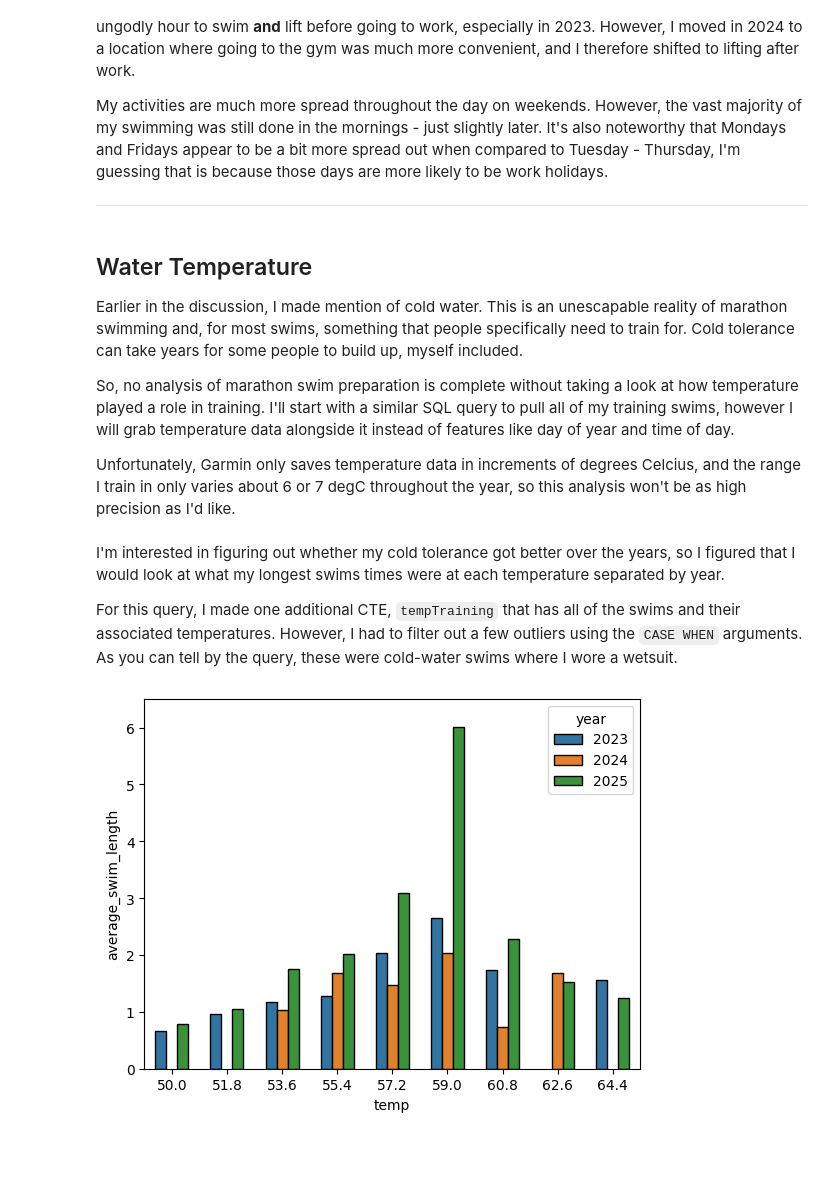
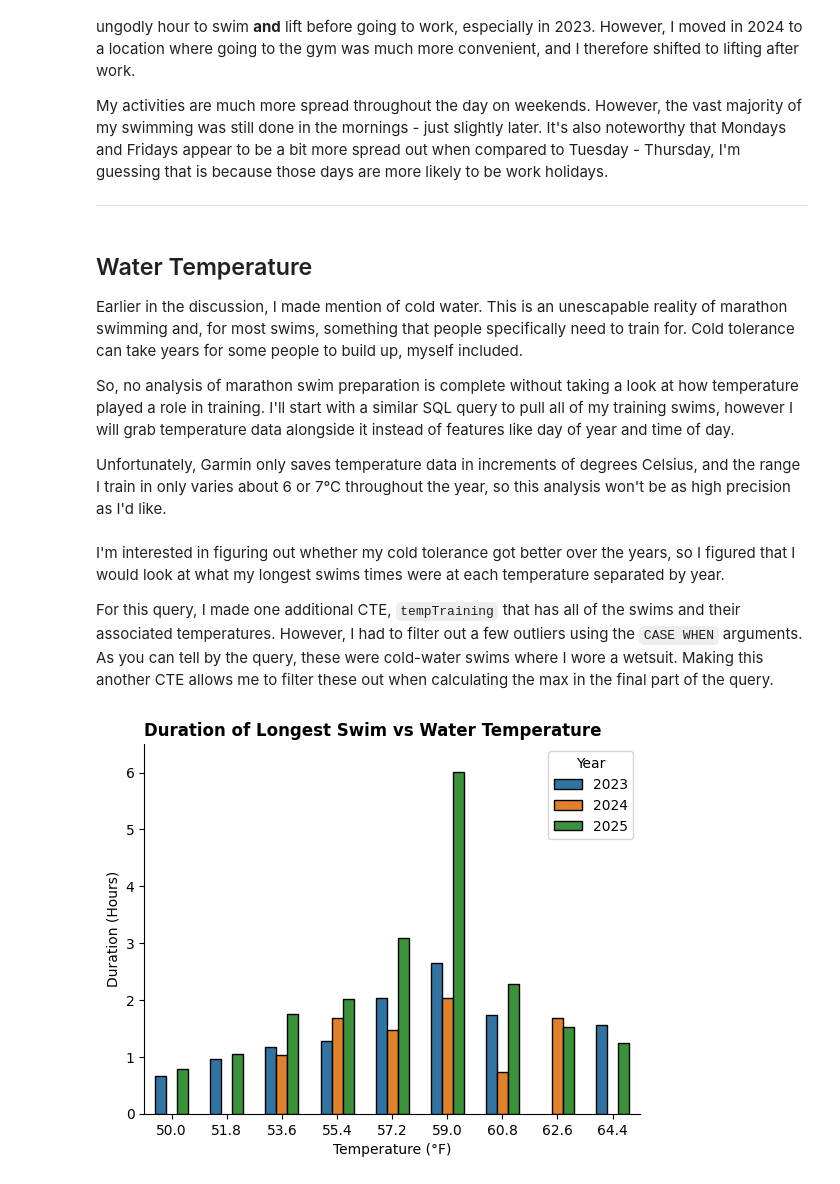
Before and after one commit to andrew-cotter/SF_Bay, a Jupyter notebook: exploratory_analysis.ipynb, the cells around one changed output. Drawn from its saved outputs; the diff is of its cells as text; code cells hidden in the pictures; blank space fills up the shorter version.

````diff
--- a/exploratory_analysis.ipynb
+++ b/exploratory_analysis.ipynb
@@ -334,7 +393,7 @@ Earlier in the discussion, I made mention of cold water. This is an unescapable
 
 So, no analysis of marathon swim preparation is complete without taking a look at how temperature played a role in training. I'll start with a similar SQL query to pull all of my training swims, however I will grab temperature data alongside it instead of features like day of year and time of day.
 
-Unfortunately, Garmin only saves temperature data in increments of degrees Celcius, and the range I train in only varies about 6 or 7 degC throughout the year, so this analysis won't be as high precision as I'd like.
+Unfortunately, Garmin only saves temperature data in increments of degrees Celsius, and the range I train in only varies about 6 or 7°C throughout the year, so this analysis won't be as high precision as I'd like.
 # %%
 query = """
 WITH longestSwims AS(
@@ -395,20 +453,27 @@ df=query_db(query, conn)
 # %% [markdown]
 I'm interested in figuring out whether my cold tolerance got better over the years, so I figured that I would look at what my longest swims times were at each temperature separated by year.
 
-For this query, I made one additional CTE, ```tempTraining``` that has all of the swims and their associated temperatures. However, I had to filter out a few outliers using the ```CASE WHEN``` arguments. As you can tell by the query, these were cold-water swims where I wore a wetsuit.
+For this query, I made one additional CTE, ```tempTraining``` that has all of the swims and their associated temperatures. However, I had to filter out a few outliers using the ```CASE WHEN``` arguments. As you can tell by the query, these were cold-water swims where I wore a wetsuit. Making this another CTE allows me to filter these out when calculating the max in the final part of the query.
 # %%
 plot=sns.barplot(
     data=df,
     x="temp",
     y="average_swim_length",
     hue="year",
     hue_order=["2023", "2024", "2025"],
     width=0.6,
     edgecolor="black"
 )
+sns.despine()
+
 plt.ylim(0, 6.5)
+plt.ylabel("Duration (Hours)")
+plt.xlabel("Temperature (°F)")
+plt.title("Duration of Longest Swim vs Water Temperature", loc="left", fontweight="bold")
+plt.legend(title="Year")
+
 plt.show()
 # %% [output]
-[figure, old version]
+[figure, new version]
 # %% [markdown]
 My cold tolerance got much better in 2025.
````
Also changed, not shown: parts of 10 cells of this notebook, 2 other files.
